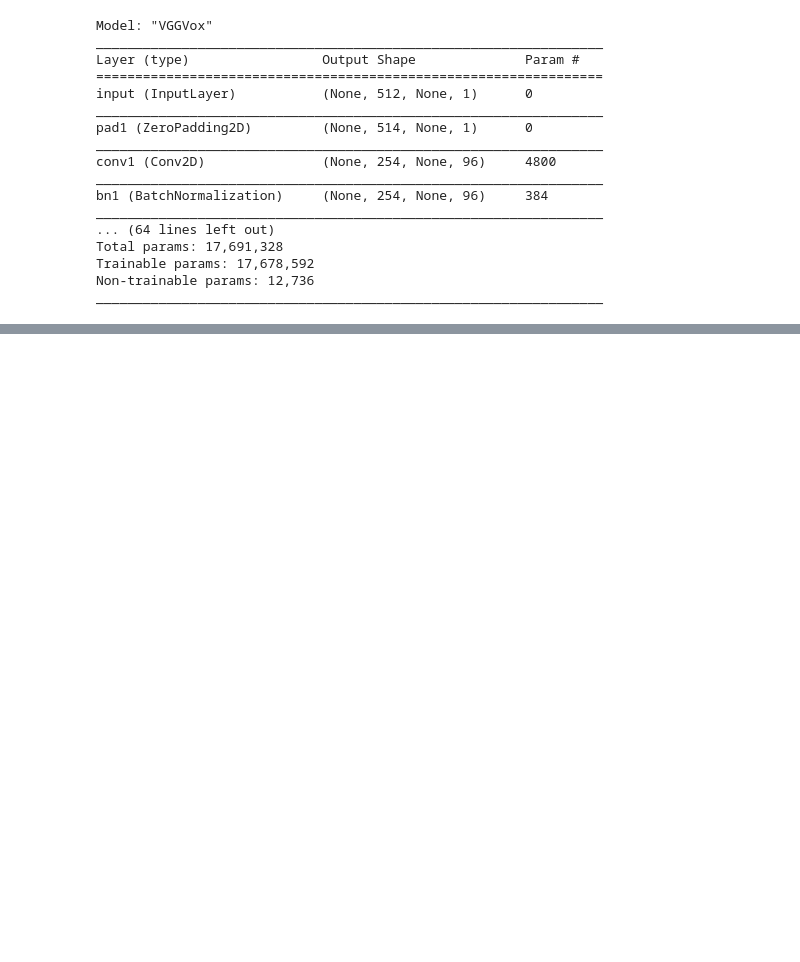
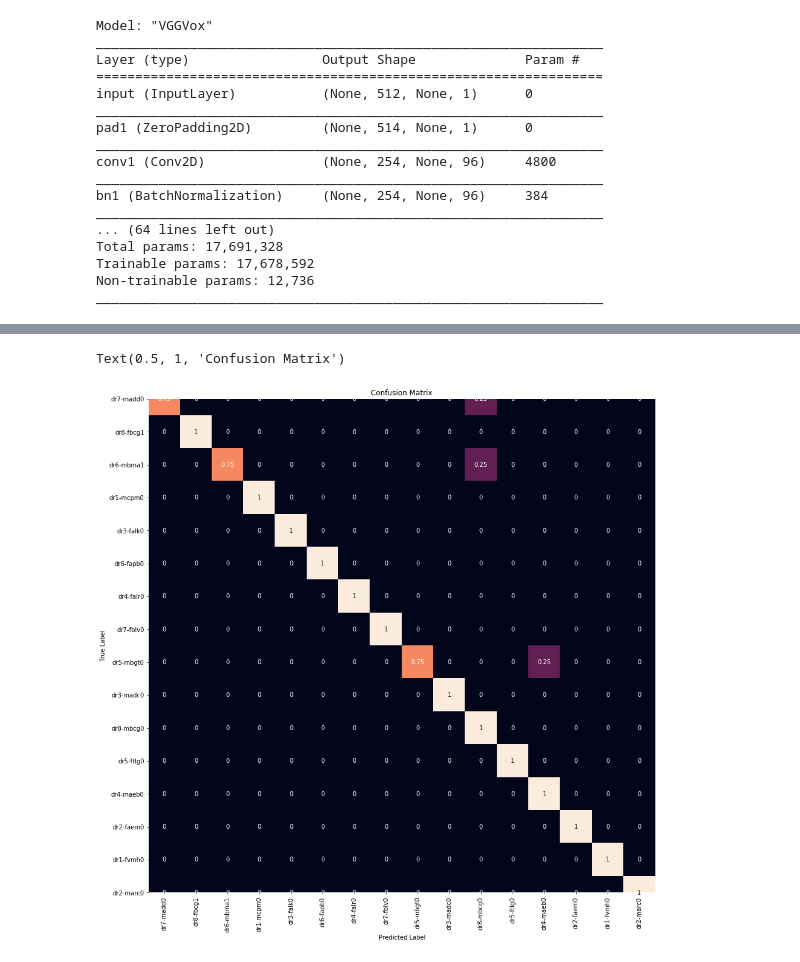
Before and after one commit to ratthapon/speaker-verification, a Jupyter notebook: Speaker Identification using VGGVox model.ipynb, the cells around one changed output, grey strips where cells are left out. Saved outputs shown, nothing was run; the diff lists cells and outputs as text; code cells hidden in the pictures; blank space fills up the shorter version.

```diff
--- a/Speaker Identification using VGGVox model.ipynb
+++ b/Speaker Identification using VGGVox model.ipynb
@@ -94,0 +157,28 @@ scores
+# %%
+TIMIT_ENROLL_LIST = "cfg/enroll_list_timit.csv"
+TIMIT_TEST_LIST = "cfg/test_list_timit.csv"
+TIMIT_RESULT = "res/test_list_timit.csv"
+
+print("Processing enroll samples....")
+enroll_result = get_embeddings_from_list_file(model, TIMIT_ENROLL_LIST, c.MAX_SEC)
+enroll_embs = np.array([emb.tolist() for emb in enroll_result['embedding']])
+speakers = enroll_result['speaker']
+
+print("Processing test samples....")
+test_result = get_embeddings_from_list_file(model, TIMIT_TEST_LIST, c.MAX_SEC)
+test_embs = np.array([emb.tolist() for emb in test_result['embedding']])
+
+print("Comparing test samples against enroll samples....")
+distances = pd.DataFrame(cdist(test_embs, enroll_embs, metric=c.COST_METRIC), columns=speakers)
+
+scores = pd.read_csv(TIMIT_TEST_LIST, delimiter=",",header=0,names=['test_file','test_speaker'])
+scores = pd.concat([scores, distances],axis=1)
+scores['result'] = scores[speakers].idxmin(axis=1)
+scores['correct'] = (scores['result'] == scores['test_speaker'])*1. # bool to int
+
+print("Writing outputs to [{}]....".format(TIMIT_RESULT))
+result_dir = os.path.dirname(TIMIT_RESULT)
+if not os.path.exists(result_dir):
+    os.makedirs(result_dir)
+with open(TIMIT_RESULT, 'w') as f:
+    scores.to_csv(f, index=False)
@@ -94,0 +213,20 @@ scores
+# %%
+# Visualize Metrices
+
+import matplotlib.pyplot as figure
+import seaborn
+
+from sklearn.metrics import confusion_matrix
+
+uniqueSpeakers = speakers.unique()
+cm = confusion_matrix(scores["test_speaker"], scores["result"], labels = uniqueSpeakers)
+cm = cm.astype('float') / cm.sum(axis=1)[:, np.newaxis]
+
+figure.figure(figsize = (15,15))
+seaborn.heatmap(cm, annot = True, cbar = False, xticklabels = uniqueSpeakers, yticklabels = uniqueSpeakers)
+figure.ylabel('True Label')
+figure.xlabel('Predicted Label')
+figure.title('Confusion Matrix')
+# %% [output]
+Text(0.5, 1, 'Confusion Matrix')
+[figure, added]
```
Also changed, not shown: parts of 7 cells of this notebook, 3 other files.
